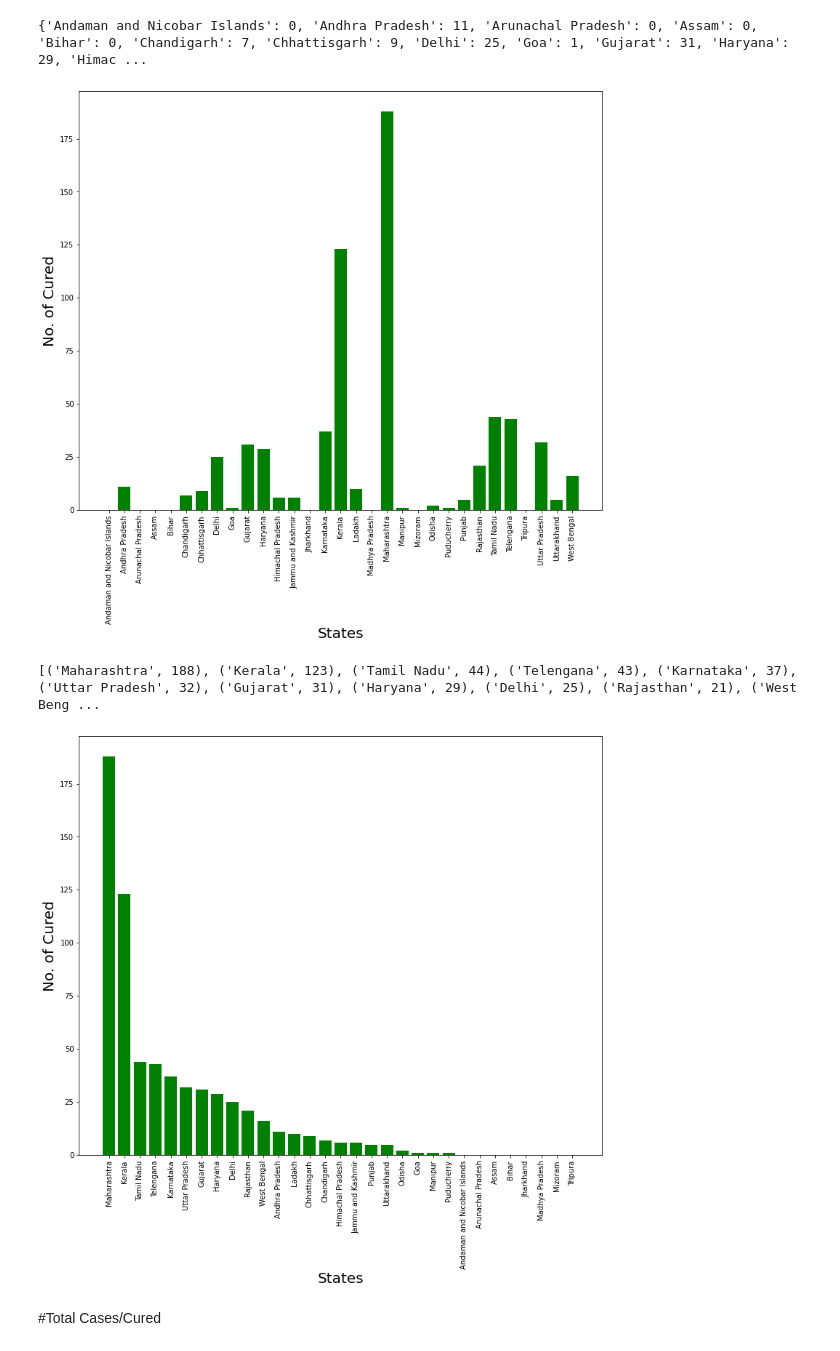
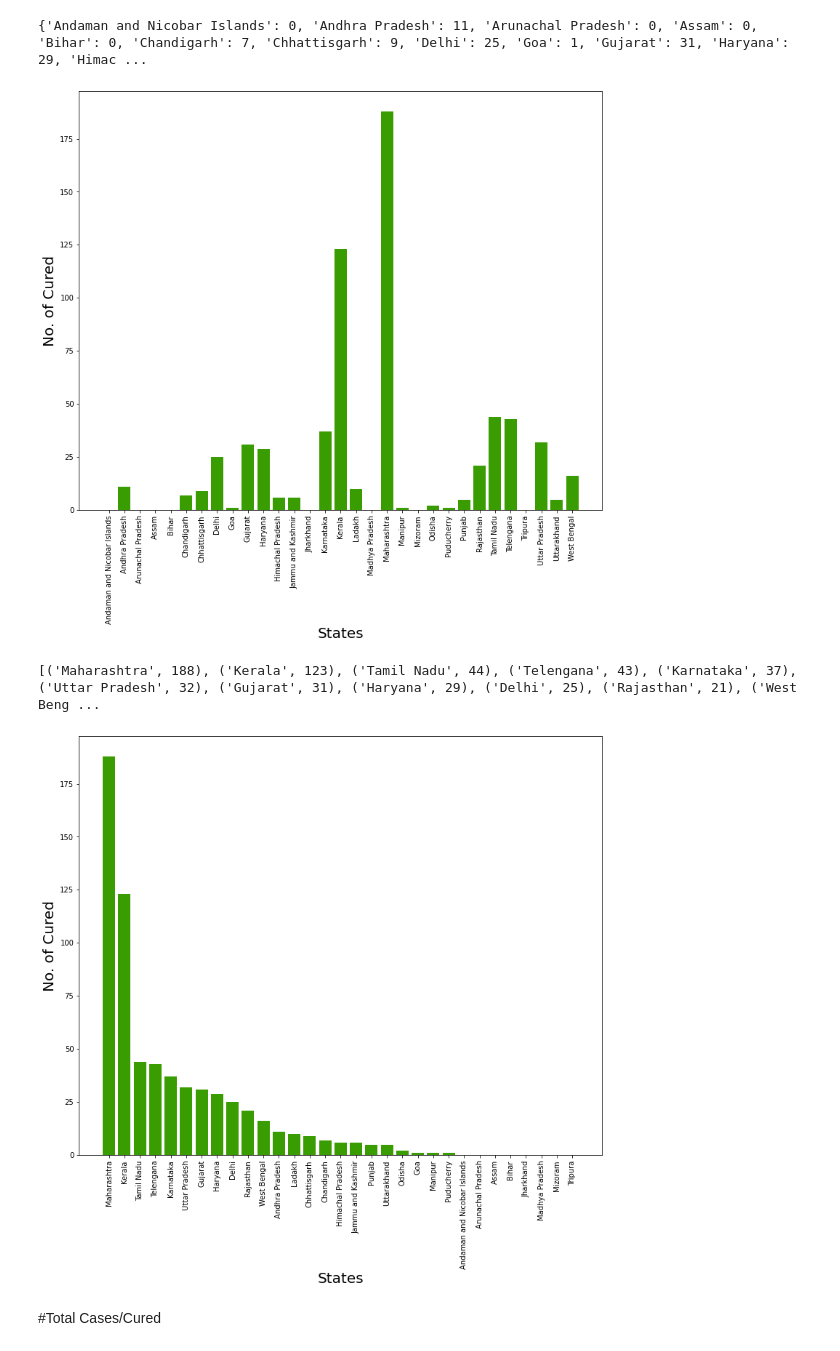
Before and after one commit to ShrayankM/Covid-19-India-Analysis, a Jupyter notebook: Covid_19_India_2.ipynb, the cells around one changed output. Cells and saved outputs as stored; diff of their text form; code cells hidden in the pictures.

```diff
--- a/Covid_19_India_2.ipynb
+++ b/Covid_19_India_2.ipynb
@@ -95,14 +95,14 @@ fig = plt.figure()
 ax = fig.add_axes([0,0,1,1])
 states = states_cured.keys()
 cured = states_cured.values()
-ax.bar(states,cured,color='green')
+ax.bar(states,cured,color='#399C00')
 plt.xlabel('States', fontsize=20)
 plt.ylabel('No. of Cured', fontsize=20)
 plt.xticks(rotation=90)
 plt.gcf().set_size_inches([10,8])
 plt.show()
 # %% [output]
-[figure, old version]
+[figure, new version]
 # %%
 states_cured_copy = states_cured.copy()
 sorted_cured = sorted(states_cured_copy.items(),key = lambda item:item[1],reverse=True)
@@ -119,16 +119,16 @@ for item in sorted_cured:
 # %%
 fig = plt.figure()
 ax = fig.add_axes([0,0,1,1])
 states = states_list
 cured = cured_list
-ax.bar(states,cured,color='green')
+ax.bar(states,cured,color='#399C00')
 plt.xlabel('States', fontsize=20)
 plt.ylabel('No. of Cured', fontsize=20)
 plt.xticks(rotation=90)
 plt.gcf().set_size_inches([10,8])
 plt.show()
 # %% [output]
-[figure, old version]
+[figure, new version]
 # %% [markdown]
 #Total Cases/Cured
 # %%
```
Also changed, not shown: parts of 25 cells of this notebook.
